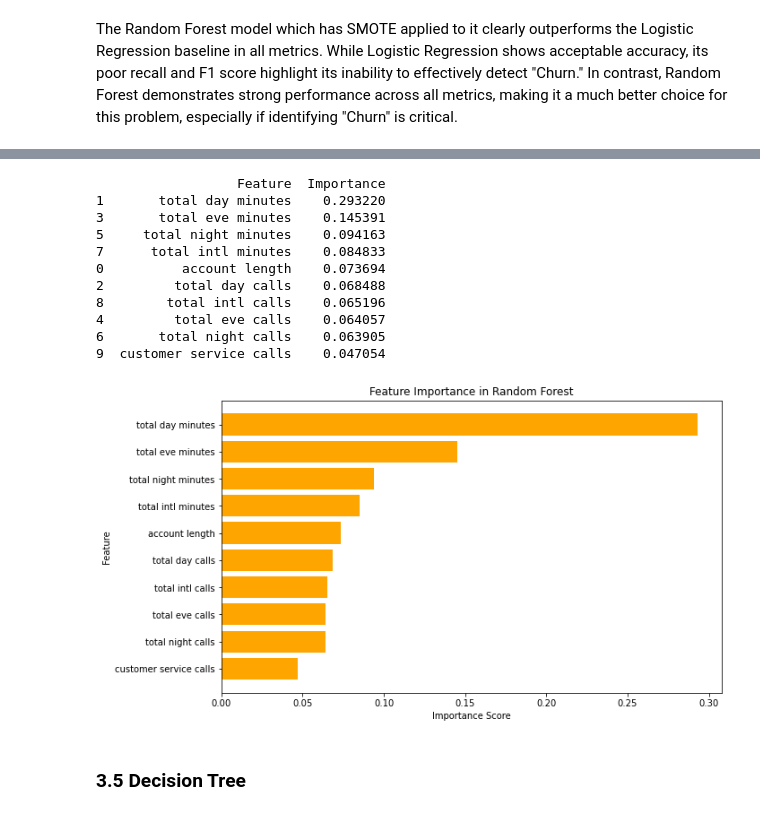
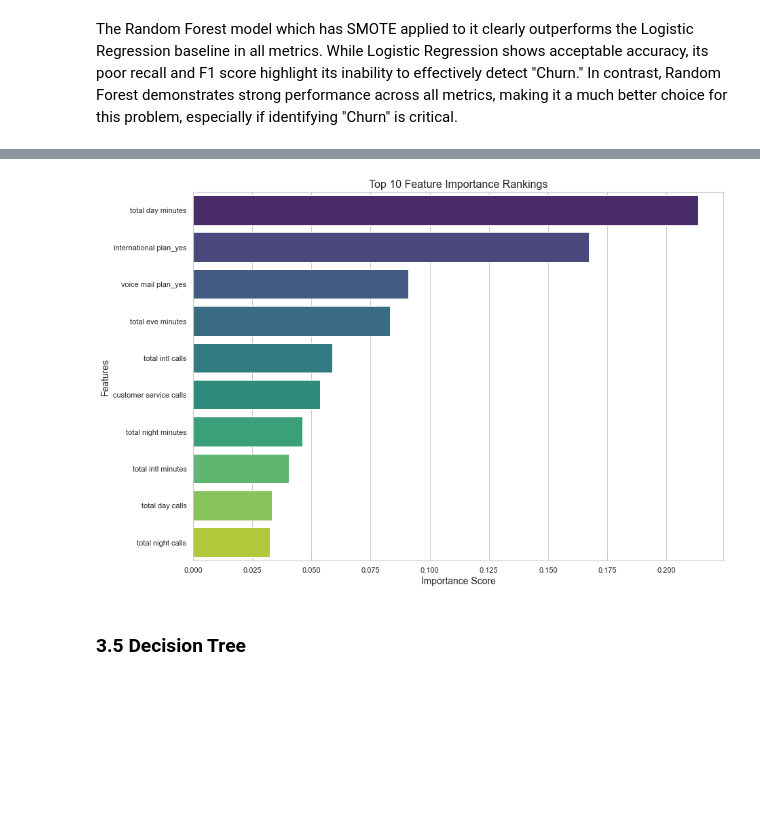
Before and after one commit to SpencerLugalia/Phase-3-Project, a Jupyter notebook: index.ipynb, the cells around one changed output, grey strips where cells are left out. Drawn from its saved outputs; the diff is of its cells as text; code cells hidden in the pictures; blank space fills up the shorter version.

```diff
--- a/index.ipynb
+++ b/index.ipynb
@@ -626,39 +636,27 @@ F1 Score: 0.56897
-# %%
-# Get feature importances
-feature_importances = best_rf.feature_importances_
-
-# Create a DataFrame to visualize the feature importances
-feature_importance_df = pd.DataFrame({
-    'Feature': X_train[['account length', 'total day minutes', 'total day calls',
-     'total eve minutes', 'total eve calls', 'total night minutes', 'total night calls',
-     'total intl minutes', 'total intl calls', 'customer service calls']].columns,
-    'Importance': feature_importances
-}).sort_values(by='Importance', ascending=False)
-
-# Display feature importances
-print(feature_importance_df)
-
-# Plot feature importances
-plt.figure(figsize=(10, 6))
-plt.barh(feature_importance_df['Feature'], feature_importance_df['Importance'], color='#FFA500')  # Orange RGB color
-plt.xlabel("Importance Score")
-plt.ylabel("Feature")
-plt.title("Feature Importance in Random Forest")
-plt.gca().invert_yaxis()  # Invert y-axis for better readability
-plt.show()
-# %% [output]
-                  Feature  Importance
-1       total day minutes    0.293220
-3       total eve minutes    0.145391
-5     total night minutes    0.094163
-7      total intl minutes    0.084833
-0          account length    0.073694
-2         total day calls    0.068488
-8        total intl calls    0.065196
-4         total eve calls    0.064057
-6       total night calls    0.063905
-9  customer service calls    0.047054
-[figure, removed]
+# %%
+
+# Create a DataFrame to hold feature importances
+importance_df = pd.DataFrame({'Feature': X_train.columns, 'Importance': feature_importances})
+
+# Sort the DataFrame by importance and select the top 10 features
+top_features_df = importance_df.sort_values(by='Importance', ascending=False).head(10)
+
+# Set the plot style
+sns.set(style="whitegrid")
+
+# Create a bar plot for the top 10 features
+plt.figure(figsize=(14, 10))
+sns.barplot(x='Importance', y='Feature', data=top_features_df, palette="viridis")
+
+# Add title and labels
+plt.title('Top 10 Feature Importance Rankings', fontsize=16)
+plt.xlabel('Importance Score', fontsize=14)
+plt.ylabel('Features', fontsize=14)
+
+# Show the plot
+plt.show()
+# %% [output]
+[figure, added]
 # %% [markdown]
 ### 3.5 Decision Tree
 # %%
```
Also changed, not shown: parts of 15 cells of this notebook.
